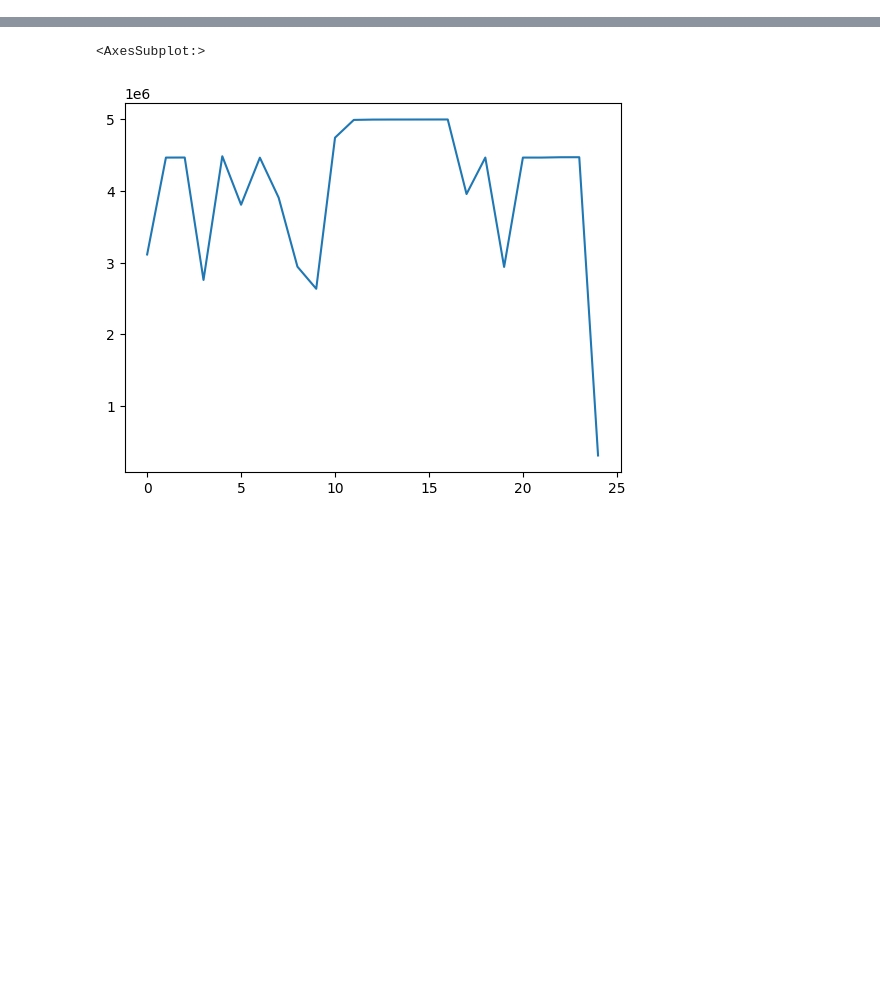
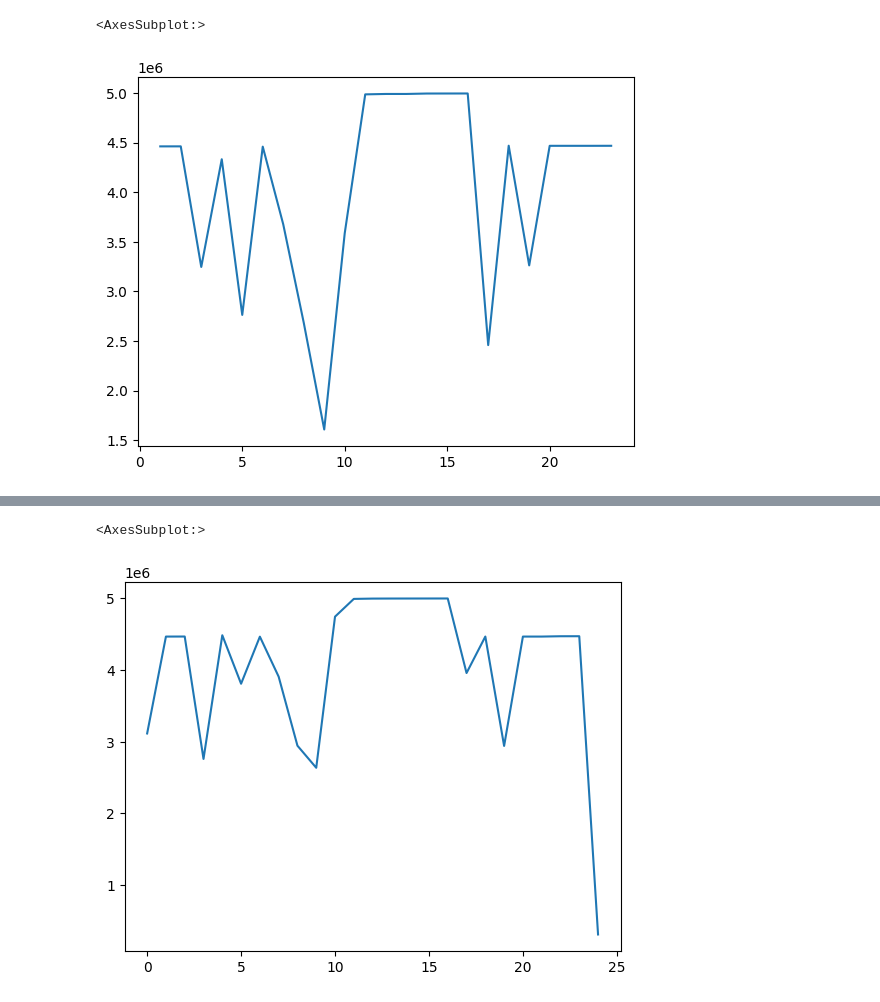
Before and after one commit to sanoguzhan/irp, a Jupyter notebook: eda.ipynb, the cells around one changed output, grey strips where cells are left out. Saved outputs shown, nothing was run; the diff lists cells and outputs as text; code cells hidden in the pictures; blank space fills up the shorter version.

```diff
--- a/eda.ipynb
+++ b/eda.ipynb
@@ -24,0 +6,6 @@ df.tail()
+# %%
+sns.set_style("ticks")
+
+# Smallest context:
+sns.set_context("paper")
+base_dir = Path().cwd()
@@ -24,0 +64,5 @@ df.tail()
+# %%
+df_nginx_memory_4G_2["K used memory"].plot()
+# %% [output]
+<AxesSubplot:>
+[figure, added]
```
Also changed, not shown: parts of 14 cells of this notebook, 2 other files.
